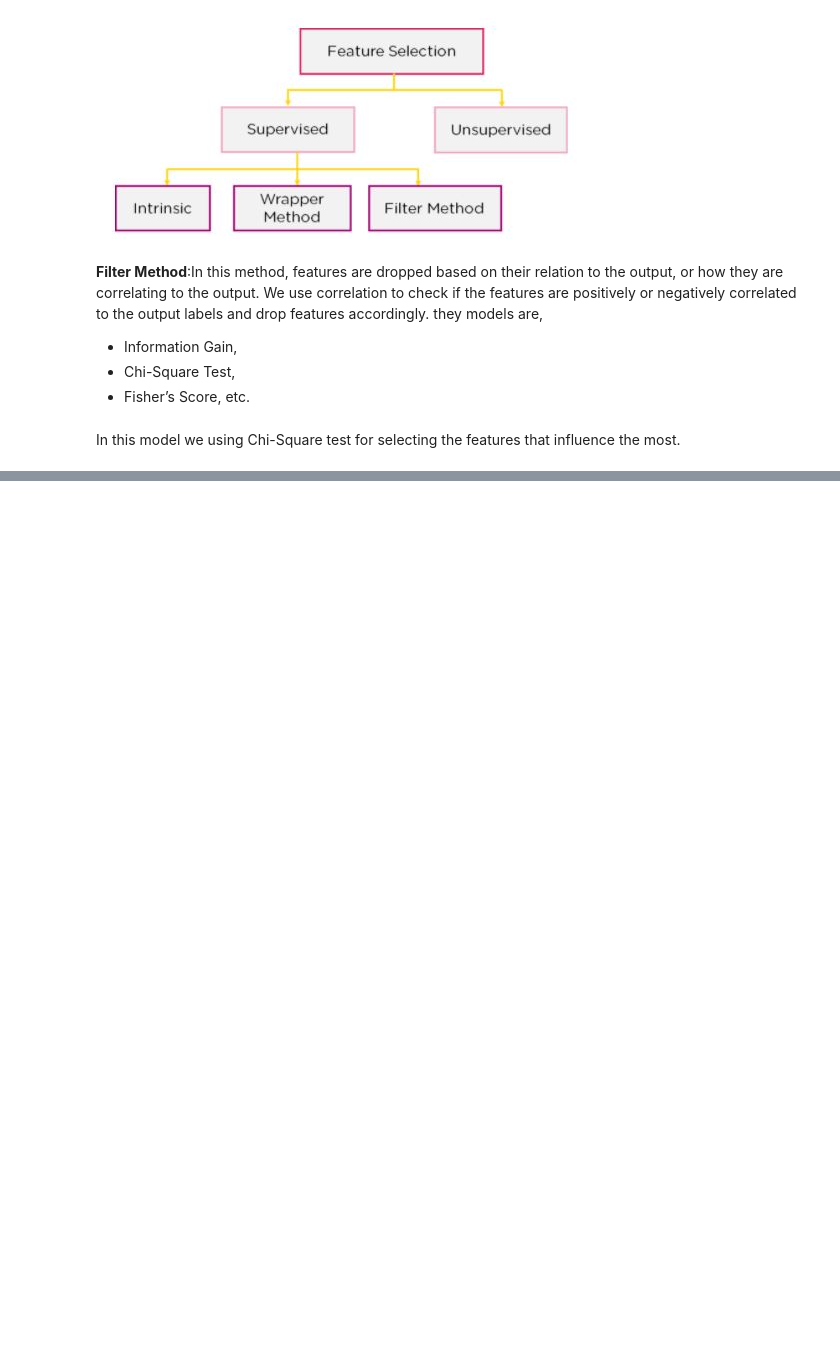
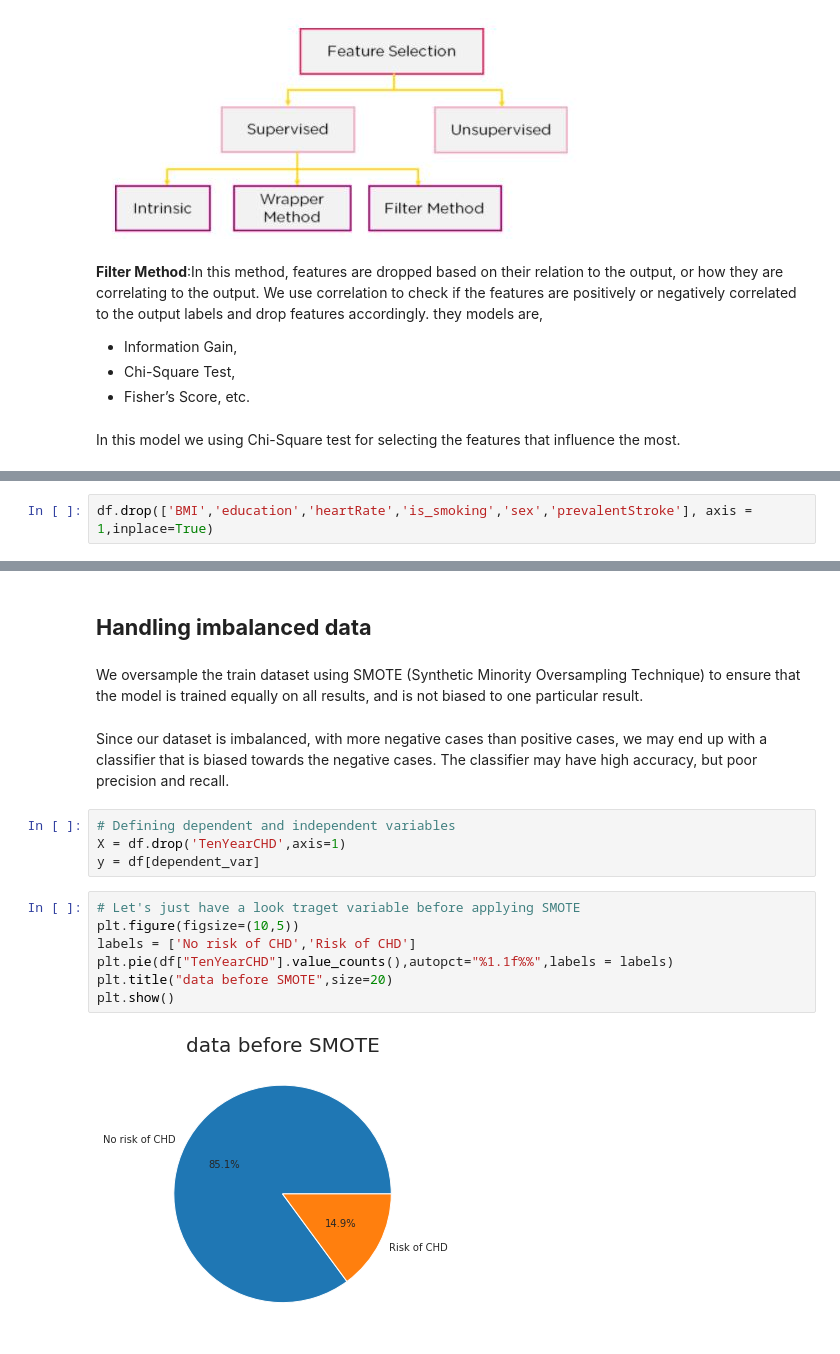
Before and after one commit to NavedMansuri/Cardiovascular-Risk-Prediction, a Jupyter notebook: Cardiovascular_Risk_Prediction_Capstone_Project_By_Naved_.ipynb, the cells around one changed output, grey strips where cells are left out. Cells and saved outputs as stored; diff of their text form; blank space fills up the shorter version.

```diff
--- a/Cardiovascular_Risk_Prediction_Capstone_Project_By_Naved_.ipynb
+++ b/Cardiovascular_Risk_Prediction_Capstone_Project_By_Naved_.ipynb
@@ -596,0 +603,2 @@ plt.show()
+# %%
+df.drop(['BMI','education','heartRate','is_smoking','sex','prevalentStroke'], axis = 1,inplace=True)
@@ -596,0 +615,19 @@ plt.show()
+# %% [markdown]
+## **Handling imbalanced data**
+# %% [markdown]
+We oversample the train dataset using SMOTE (Synthetic Minority Oversampling Technique) to ensure that the model is trained equally on all results, and is not biased to one particular result.
+# %% [markdown]
+Since our dataset is imbalanced, with more negative cases than positive cases, we may end up with a classifier that is biased towards the negative cases. The classifier may have high accuracy, but poor precision and recall.
+# %%
+# Defining dependent and independent variables
+X = df.drop('TenYearCHD',axis=1)
+y = df[dependent_var]
+# %%
+# Let's just have a look traget variable before applying SMOTE
+plt.figure(figsize=(10,5))
+labels = ['No risk of CHD','Risk of CHD']
+plt.pie(df["TenYearCHD"].value_counts(),autopct="%1.1f%%",labels = labels)
+plt.title("data before SMOTE",size=20)
+plt.show()
+# %% [output]
+[figure, added]
```
Also changed, not shown: parts of 73 cells of this notebook.
